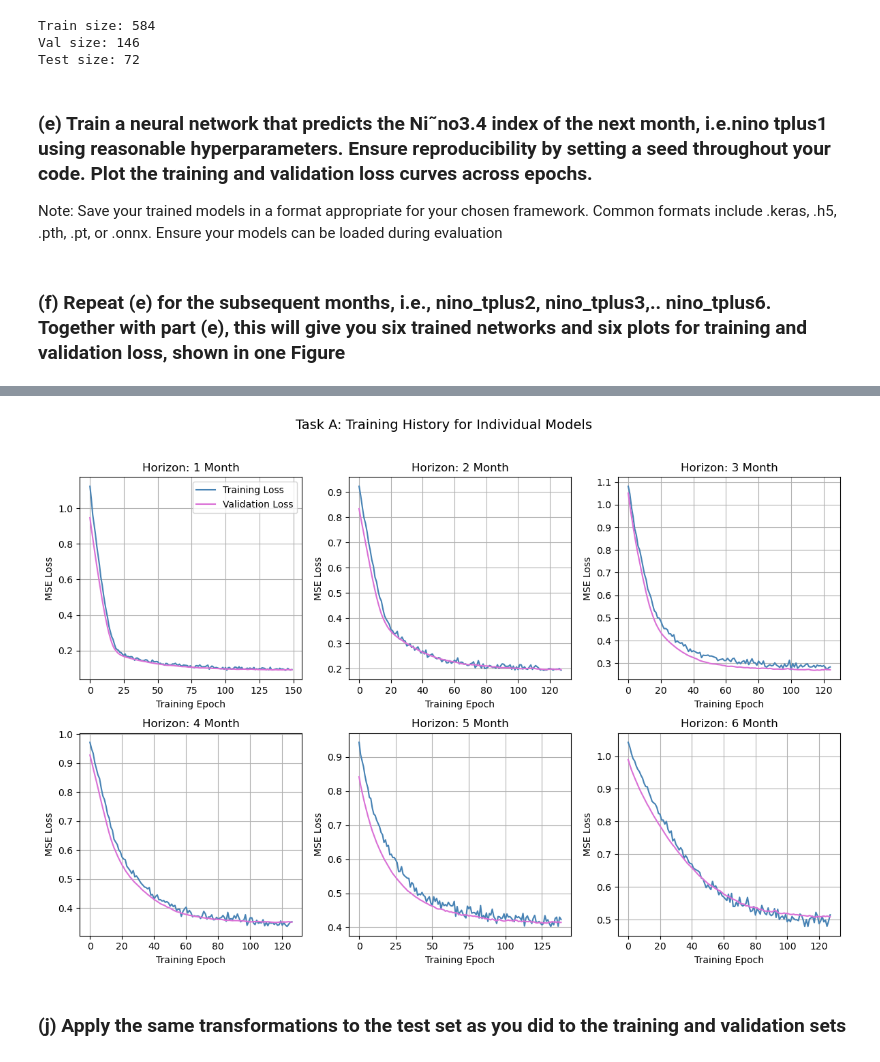
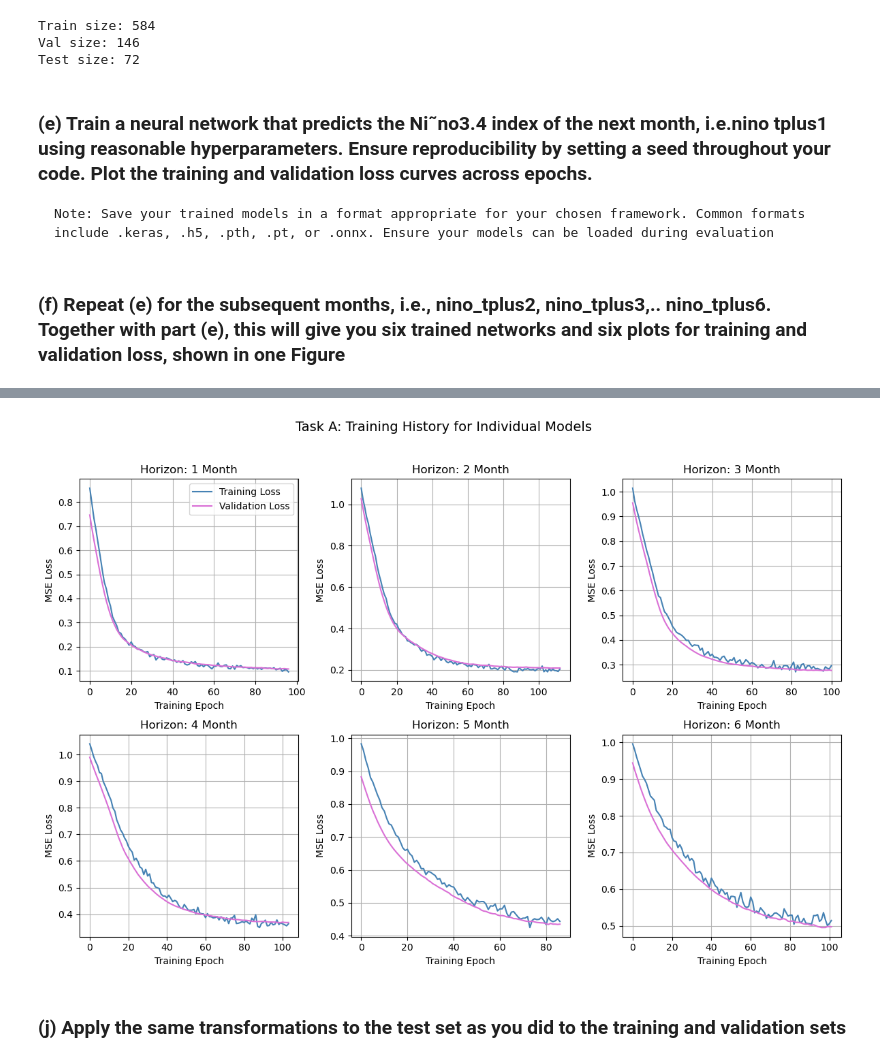
Before and after one commit to kurin0u0/9814, a Jupyter notebook: z5709922_assignment1/z5709922_assignment1.ipynb, the cells around one changed output, grey strips where cells are left out. Drawn from its saved outputs; the diff is of its cells as text; code cells hidden in the pictures.

```diff
--- a/z5709922_assignment1/z5709922_assignment1.ipynb
+++ b/z5709922_assignment1/z5709922_assignment1.ipynb
@@ -101,7 +101,7 @@ Val size: 146
 Test size: 72
 # %% [markdown]
 ### (e) Train a neural network that predicts the Ni˜no3.4 index of the next month, i.e.nino tplus1 using reasonable hyperparameters. Ensure reproducibility by setting a seed throughout your code. Plot the training and validation loss curves across epochs.
-Note: Save your trained models in a format appropriate for your chosen framework. Common formats include .keras, .h5, .pth, .pt, or .onnx. Ensure your models can be loaded during evaluation
+    Note: Save your trained models in a format appropriate for your chosen framework. Common formats include .keras, .h5, .pth, .pt, or .onnx. Ensure your models can be loaded during evaluation
 # %%
 # ---------- 设置随机种子以确保可复现性 ----------
 seed = 42
@@ -114,13 +114,13 @@ device = torch.device("cuda" if torch.cuda.is_available() else "cpu")
 
 # ---------- 定义神经网络 ----------
 class NinoNet(nn.Module):
-    def __init__(self, input_dim):
+    def __init__(self, input_dim, hidden_dim=64, dropout=0.2):
         super(NinoNet, self).__init__()
         self.model = nn.Sequential(
-            nn.Linear(input_dim, 64),
+            nn.Linear(input_dim, hidden_dim),
             nn.ReLU(),
-            nn.Dropout(0.2),
-            nn.Linear(64, 32),
+            nn.Dropout(dropout),
+            nn.Linear(hidden_dim, 32),
             nn.ReLU(),
             nn.Linear(32, 1)
         )
@@ -134,7 +134,7 @@ model = NinoNet(input_dim).to(device)
 ### (f) Repeat (e) for the subsequent months, i.e., nino_tplus2, nino_tplus3,.. nino_tplus6. Together with part (e), this will give you six trained networks and six plots for training and validation loss, shown in one Figure
 # %%
 # ---------- 训练函数 ----------
-def train_single_horizon(horizon_index, epochs=1000, lr=1e-4, batch_size=32, patience=10):
+def train_single_horizon(horizon_index, epochs=1000, lr=1e-4, batch_size=32, patience=5):
     # 目标列索引
     y_train_h = train_y[:, horizon_index].unsqueeze(1)
     y_val_h = val_y[:, horizon_index].unsqueeze(1)
@@ -193,7 +193,7 @@ def train_single_horizon(horizon_index, epochs=1000, lr=1e-4, batch_size=32, pat
         else:
             patience_counter += 1
 
-        if (epoch + 1) % 10 == 0:
+        if (epoch + 1) % 5 == 0:
             print(f"Epoch [{epoch+1}/{epochs}] Train Loss: {avg_train_loss:.4f}, Val Loss: {avg_val_loss:.4f}")
 
         if patience_counter >= patience:
@@ -204,7 +204,9 @@ def train_single_horizon(horizon_index, epochs=1000, lr=1e-4, batch_size=32, pat
     torch.save(model.state_dict(), f"nino_model_tplus{horizon_index+1}.pth")
     print(f" 模型 nino_model_tplus{horizon_index+1}.pth 已保存")
 
-    return train_losses, val_losses
+    # 载入最优权重
+    model.load_state_dict(best_state)
+    return model, train_losses, val_losses
 
 
 # ---------- 主训练循环 ----------
@@ -212,7 +214,7 @@ all_train_losses, all_val_losses = [], []
 num_models = 6
 for i in range(num_models):
     print(f"\n===== Training Model for Horizon {i+1} Month =====")
-    t_loss, v_loss = train_single_horizon(i)
+    model, t_loss, v_loss = train_single_horizon(i)
     all_train_losses.append(t_loss)
     all_val_losses.append(v_loss)
 
@@ -255,5 +257,5 @@ Early stopping at epoch 128
  模型 nino_model_tplus6.pth 已保存
-[figure, old version]
+[figure, new version]
 # %% [markdown]
 ### (j) Apply the same transformations to the test set as you did to the training and validation sets
 # %%
```
Also changed, not shown: parts of 15 cells of this notebook, 9 other files.
